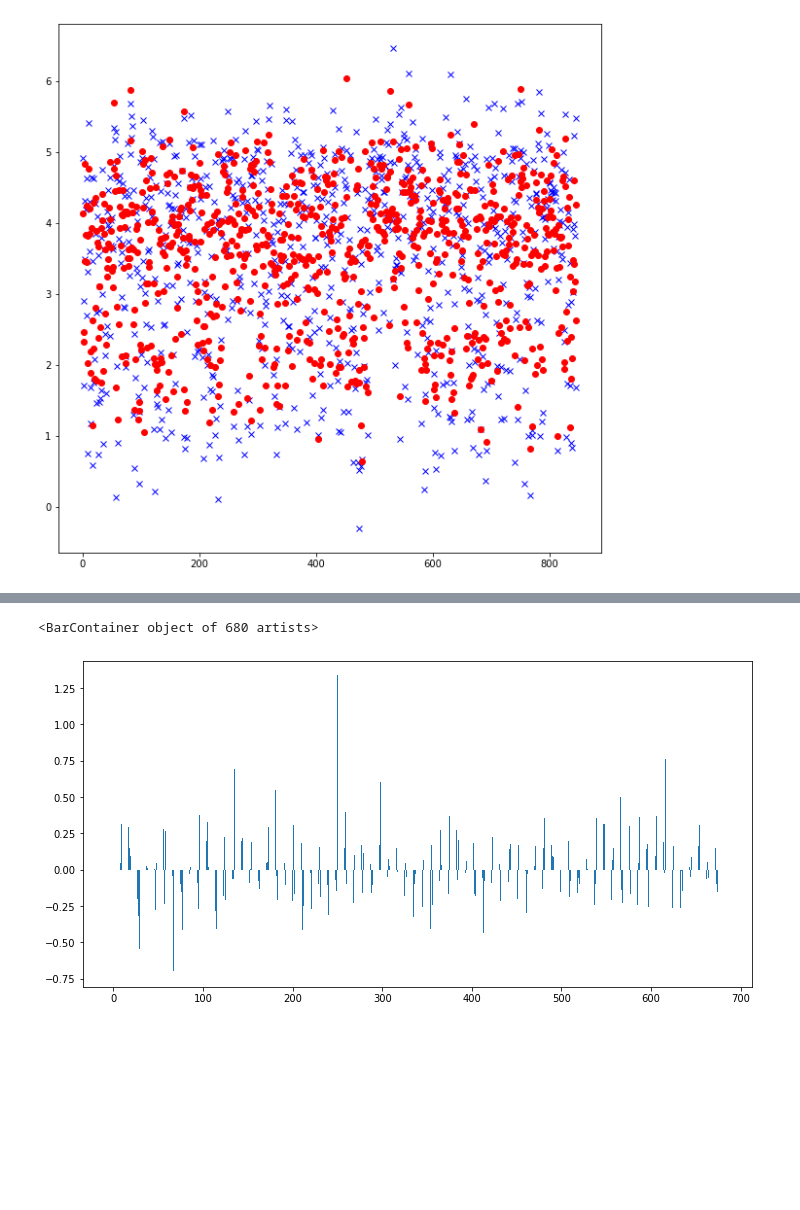
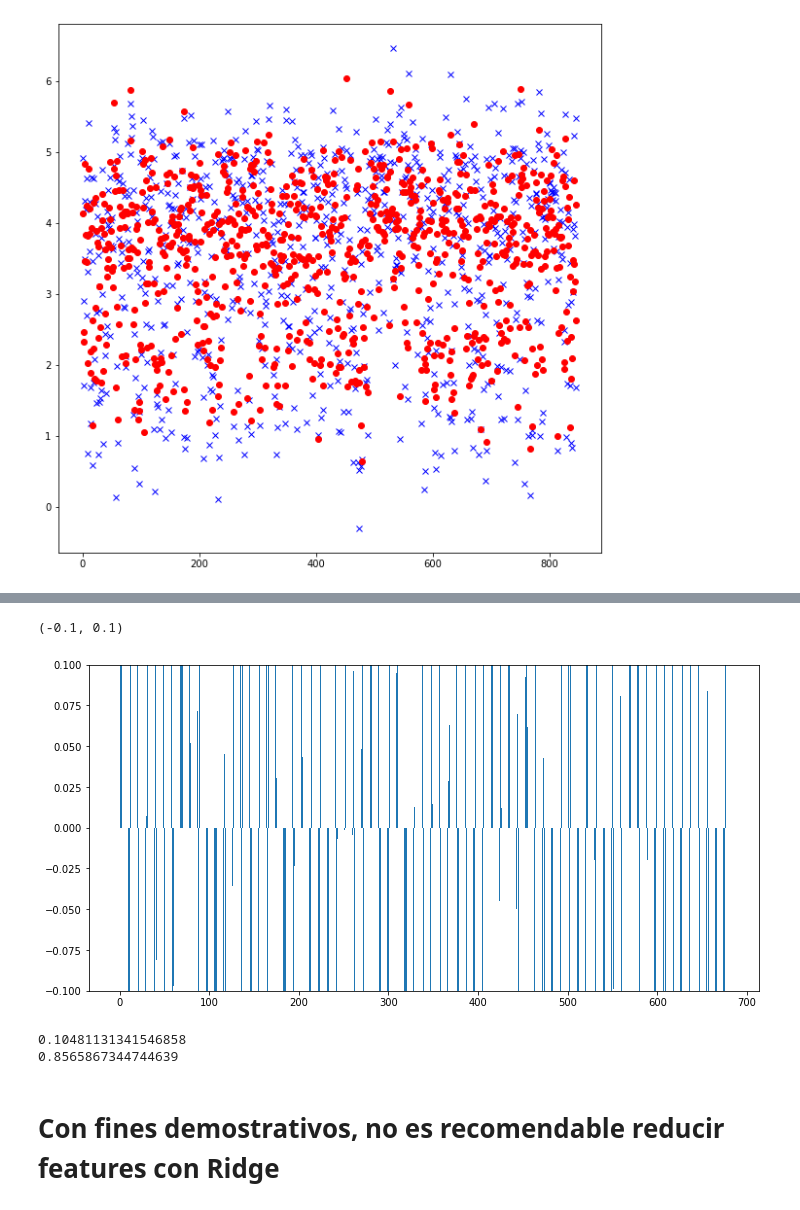
Before and after one commit to ramonapariciog/LIAPRE-Masters, a Jupyter notebook: clases/regresion/Apoyo_regresion_lineal.ipynb, the cells around one changed output, grey strips where cells are left out. Cells and saved outputs as stored; diff of their text form; code cells hidden in the pictures; blank space fills up the shorter version.

Commit message:
Regresion Ridge y Lasso

```diff
--- a/clases/regresion/Apoyo_regresion_lineal.ipynb
+++ b/clases/regresion/Apoyo_regresion_lineal.ipynb
@@ -297,6 +299,20 @@ plt.plot(alphas, r2ses, 'ro')
 # %%
 plt.figure(figsize=(12,6))
 plt.bar(np.arange(680), model.coef_, 0.3)
+plt.ylim(-0.1, 0.1)
 # %% [output]
-<BarContainer object of 680 artists>
+(-0.1, 0.1)
-[figure, old version]
+[figure, new version]
+# %%
+alpha = alphas[10]
+print(alpha)
+model = Ridge(alpha=alpha)
+model.fit(X_coded, Y)  # escala de ruido de 30
+prediction = model.predict(X_coded)
+r2 = model.score(X_coded, Y)
+print(r2)
+# %% [output]
+0.10481131341546858
+0.8565867344744639
+# %% [markdown]
+# Con fines demostrativos, no es recomendable reducir features con Ridge
```
Also changed, not shown: parts of 28 cells of this notebook, 2 other files.
